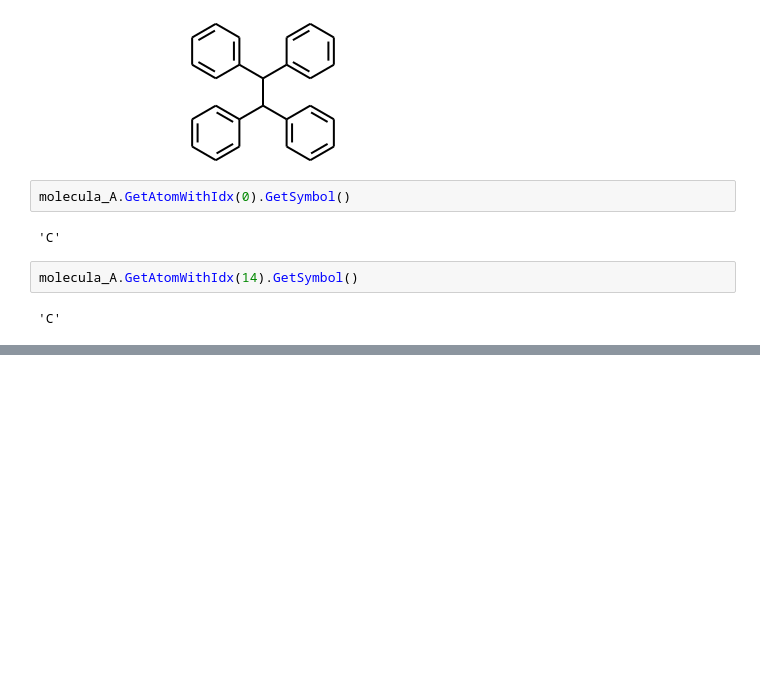
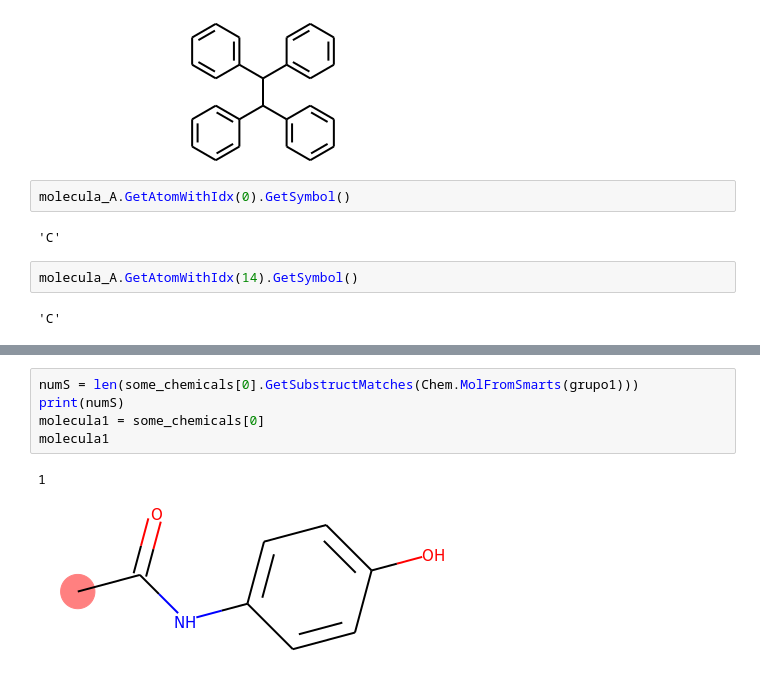
Before and after one commit to pysg/pyther, a Jupyter notebook: grupos.ipynb, the cells around one changed output, grey strips where cells are left out. Cells and saved outputs as stored; diff of their text form; blank space fills up the shorter version.

```diff
--- a/grupos.ipynb
+++ b/grupos.ipynb
@@ -620,0 +751,8 @@ SVG(Draw._MolsToGridSVG([mol]))
+# %%
+numS = len(some_chemicals[0].GetSubstructMatches(Chem.MolFromSmarts(grupo1)))
+print(numS)
+molecula1 = some_chemicals[0]
+molecula1
+# %% [output]
+1
+[figure, added]
```
Also changed, not shown: parts of 30 cells of this notebook, 1 other file.
